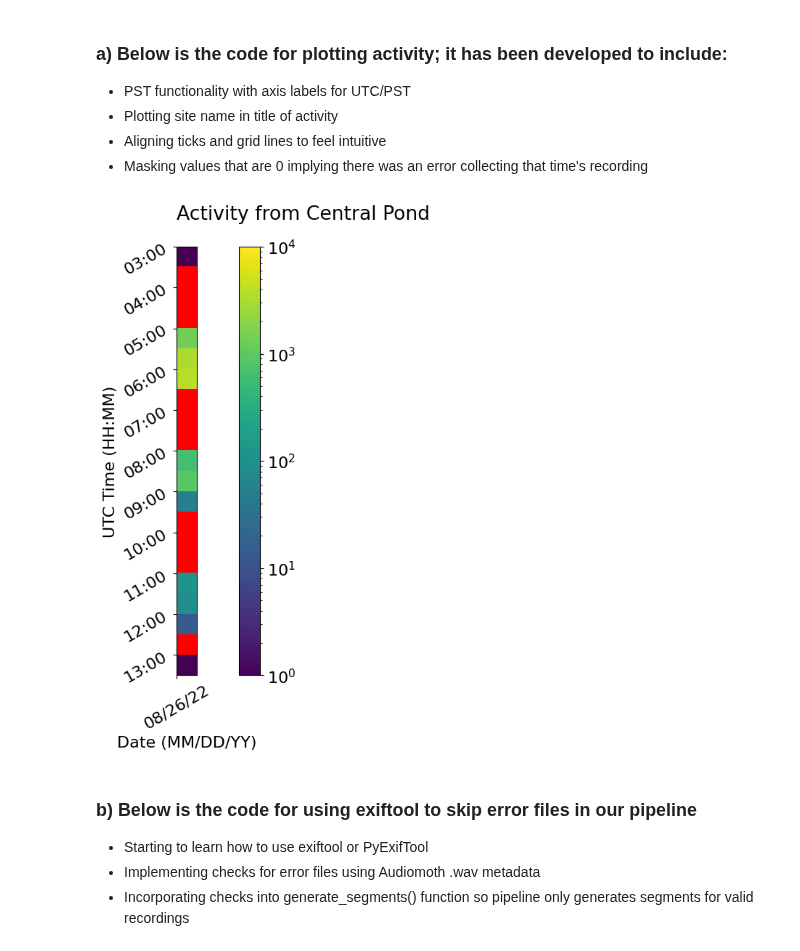
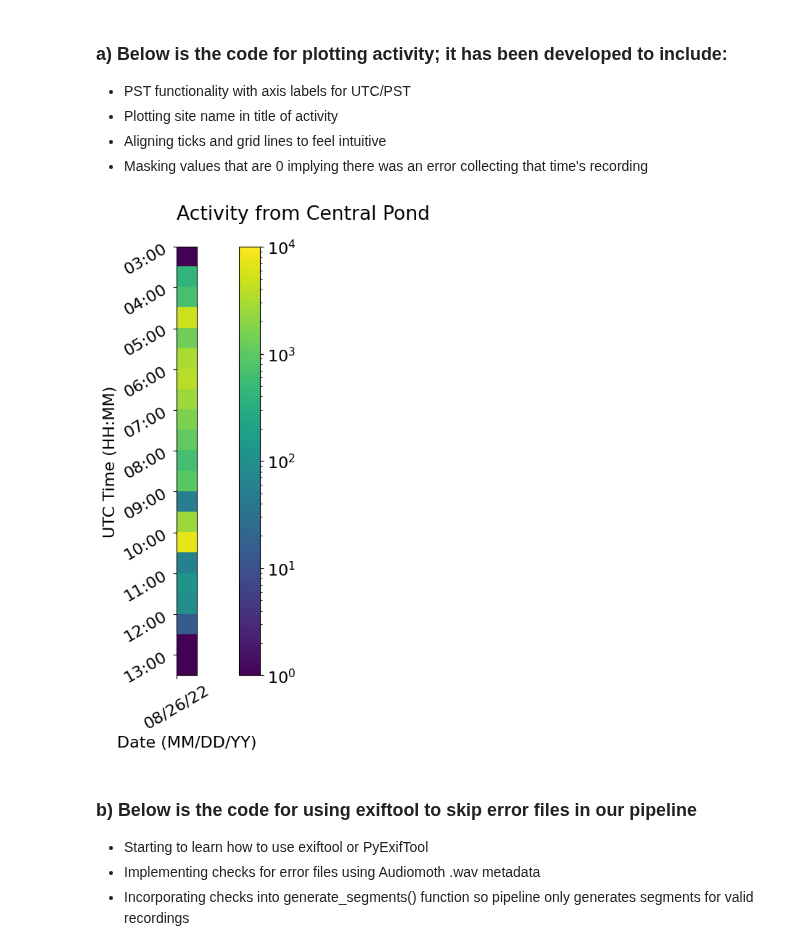
Before and after one commit to uw-echospace/bat-detector-msds, a Jupyter notebook: notebooks/test_batdetect2_pipeline.ipynb, the cells around one changed output. Saved outputs shown, nothing was run; the diff lists cells and outputs as text; code cells hidden in the pictures.

```diff
--- a/notebooks/test_batdetect2_pipeline.ipynb
+++ b/notebooks/test_batdetect2_pipeline.ipynb
@@ -109,38 +109,39 @@ for file in batdetect2_pipeline.get_files_for_pipeline(dirpath):
             file_time_PST = dt.datetime.strftime(file_dt_PST, "%H:%M")
         if (not(activity_times.__contains__(file_time_PST))):
             activity_times.append(file_time_PST)
     else:
         file_time_UTC = dt.datetime.strftime(file_dt_UTC, "%H:%M")
         if (not(activity_times.__contains__(file_time_UTC))):
             activity_times.append(file_time_UTC)
 
     file_date = dt.datetime.strftime(file_dt_UTC, "%m/%d/%y")
     if (not(activity_dates.__contains__(file_date))):
         activity_dates.append(file_date)
 
-activity = activity.reshape((len(activity_dates), len(activity_times))).T
+activity = activity.reshape((len(activity_times), len(activity_dates)))
+# activity = activity.reshape((len(activity_dates), len(activity_times))).T
 
-activity[1:-1:6] = 0
-activity[2:-1:6] = 0
-activity[3:-1:6] = 0
+# activity[1:-1:6] = 0
+# activity[2:-1:6] = 0
+# activity[3:-1:6] = 0
 
 masked_array_for_nodets = np.ma.masked_where(activity==0, activity)
 cmap = plt.get_cmap('viridis')
 cmap.set_bad(color='red', alpha=1.0)
 
 plt.rcParams.update({'font.size': 16})
 plt.figure(figsize=(12, 8))
 plt.title(f"Activity from {site_name}", loc='left', y=1.05)
 plt.imshow(masked_array_for_nodets, cmap=cmap, norm=colors.LogNorm(vmin=1, vmax=10e3))
 plt.yticks(np.arange(0, len(activity_times), 2)-0.5, activity_times[::2], rotation=30)
 plt.xticks(np.arange(0, len(activity_dates))-0.5, activity_dates, rotation=30)
 plt.ylabel('UTC Time (HH:MM)')
 plt.xlabel('Date (MM/DD/YY)')
 plt.colorbar()
 plt.tight_layout()
 plt.show()
 # %% [output]
-[figure, old version]
+[figure, new version]
 # %% [markdown]
 ### b) Below is the code for using exiftool to skip error files in our pipeline
 
```
Also changed, not shown: parts of 5 cells of this notebook, 1 other file.
